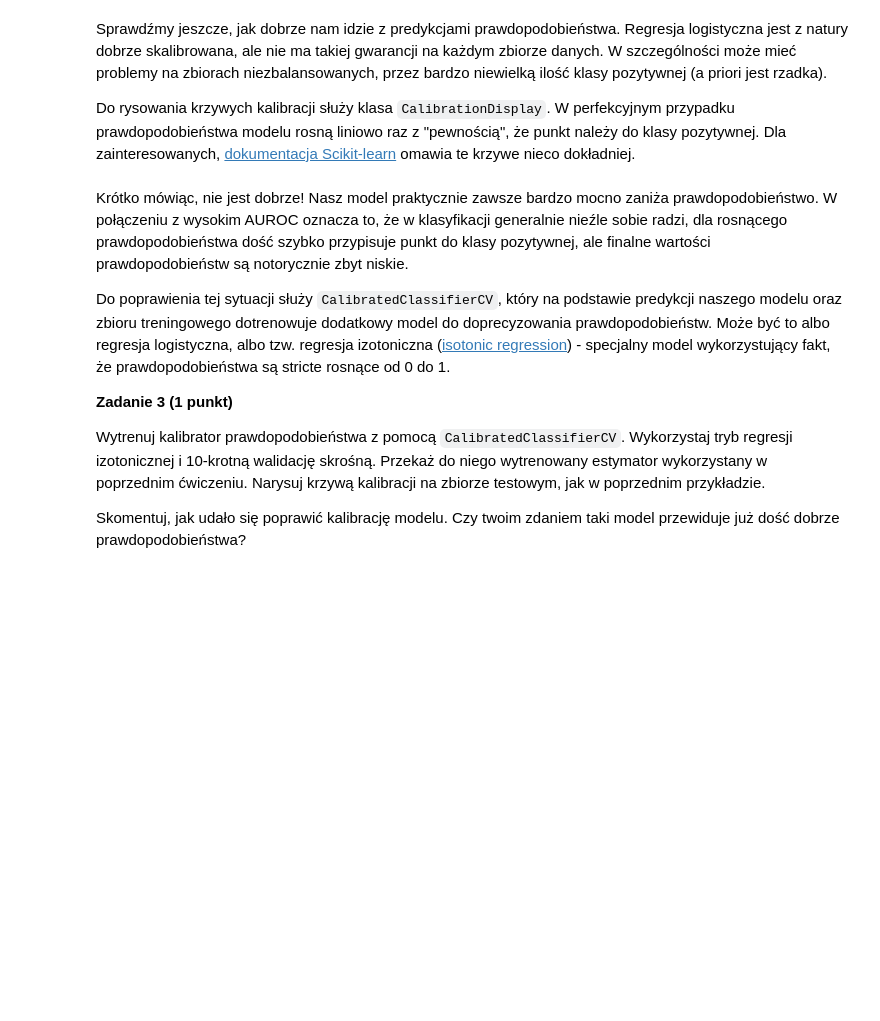
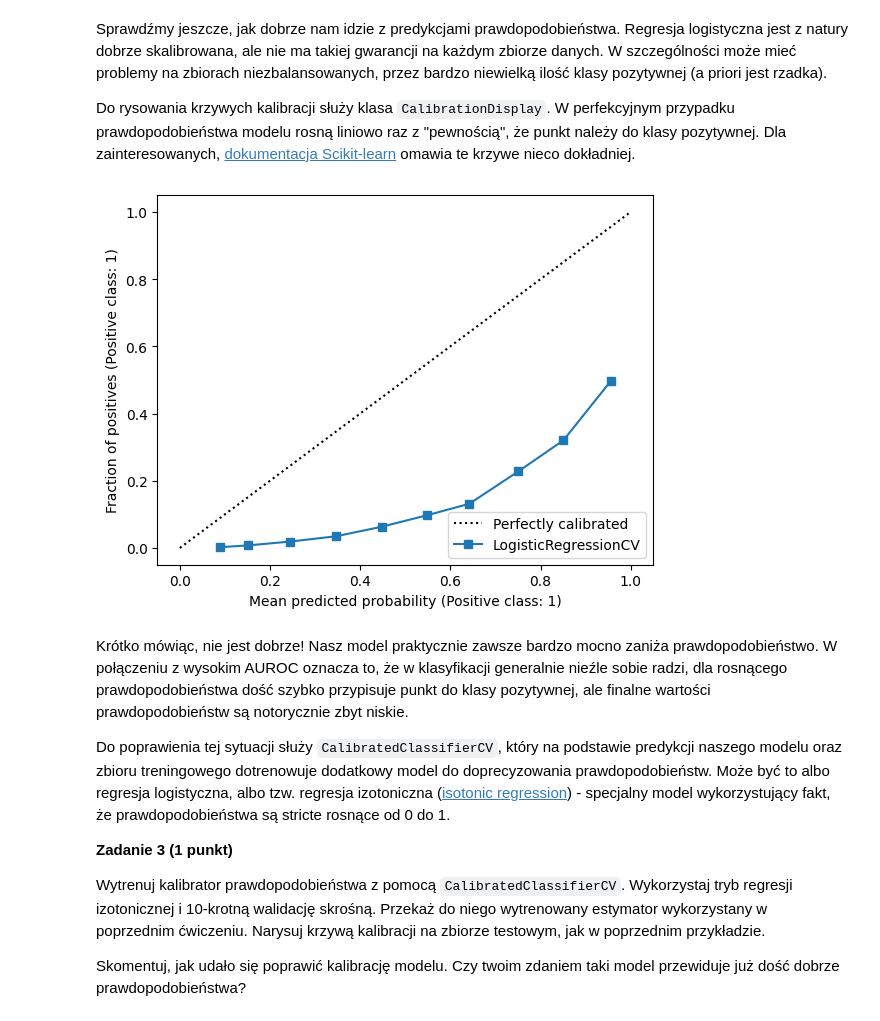
Before and after one commit to barhanc/machine-learning-fundamentals, a Jupyter notebook: lab4/notebook_empty.ipynb, the cells around one changed output. Saved outputs shown, nothing was run; the diff lists cells and outputs as text; code cells hidden in the pictures; blank space fills up the shorter version.

```diff
--- a/lab4/notebook_empty.ipynb
+++ b/lab4/notebook_empty.ipynb
@@ -73,0 +145,21 @@ Przyda się używać innych nazw zmiennych niż `X_train` i `X_test`, żeby nie
+# %%
+from feature_engine.outliers import Winsorizer
+
+imputer = SimpleImputer(strategy="median")
+trimmer = OutlierTrimmer()
+
+X_train_winsor = imputer.fit_transform(X_train)
+X_test_winsor = imputer.transform(X_test)
+
+trimmer.fit(X_train_winsor)
+X_train_winsor, y_train_winsor = trimmer.transform_x_y(X_train_winsor, y_train)
+X_test_winsor, y_test_winsor = trimmer.transform_x_y(X_test_winsor, y_test)
+
+pipe = Pipeline([("winsorizer", Winsorizer()), ("scaler", StandardScaler())])
+
+X_train_winsor = pipe.fit_transform(X_train_winsor)
+X_test_winsor = pipe.transform(X_test_winsor)
+
+logreg_clf = LogisticRegression(random_state=0, n_jobs=-1)
+logreg_clf.fit(X_train_winsor, y_train_winsor)
+print(f"AUROC = {roc_auc_score(y_test_winsor, logreg_clf.predict_proba(X_test_winsor)[:,1]):.4f}")
@@ -94,0 +187,6 @@ Teraz mamy faktycznie czysty zbiór danych i wytrenowane pierwsze modele. Warto
+# %%
+from sklearn.linear_model import LogisticRegressionCV
+
+logregcv_clf = LogisticRegressionCV(Cs=100, random_state=0, n_jobs=-1, scoring="roc_auc")
+logregcv_clf.fit(X_train_winsor, y_train_winsor)
+print(f"AUROC = {roc_auc_score(y_test_winsor, logregcv_clf.predict_proba(X_test_winsor)[:,1]):.4f}")
@@ -94,0 +195,10 @@ Teraz mamy faktycznie czysty zbiór danych i wytrenowane pierwsze modele. Warto
+# %%
+logregcv_clf = LogisticRegressionCV(
+    Cs=100,
+    random_state=0,
+    n_jobs=-1,
+    scoring="roc_auc",
+    class_weight="balanced",
+)
+logregcv_clf.fit(X_train_winsor, y_train_winsor)
+print(f"AUROC = {roc_auc_score(y_test_winsor, logregcv_clf.predict_proba(X_test_winsor)[:,1]):.4f}")
@@ -99,11 +231,13 @@ Do rysowania krzywych kalibracji służy klasa `CalibrationDisplay`. W perfekcyj
 # %%
 from sklearn.calibration import CalibrationDisplay
 
-clf = ...  # put model variable from last exercise here
-X_test = ...  # put final X features matrix here
-y_test = ...  # put final y labels array here
+clf = logregcv_clf  # put model variable from last exercise here
+X_test = X_test_winsor  # put final X features matrix here
+y_test = y_test_winsor  # put final y labels array here
 
-CalibrationDisplay.from_estimator(clf, X_test, y_test, n_bins=10)
+CalibrationDisplay.from_estimator(clf, X_test, y_test, n_bins=10);
+# %% [output]
+[figure, added]
 # %% [markdown]
 Krótko mówiąc, nie jest dobrze! Nasz model praktycznie zawsze bardzo mocno zaniża prawdopodobieństwo. W połączeniu z wysokim AUROC oznacza to, że w klasyfikacji generalnie nieźle sobie radzi, dla rosnącego prawdopodobieństwa dość szybko przypisuje punkt do klasy pozytywnej, ale finalne wartości prawdopodobieństw są notorycznie zbyt niskie.
 
```
Also changed, not shown: parts of 18 cells of this notebook.
